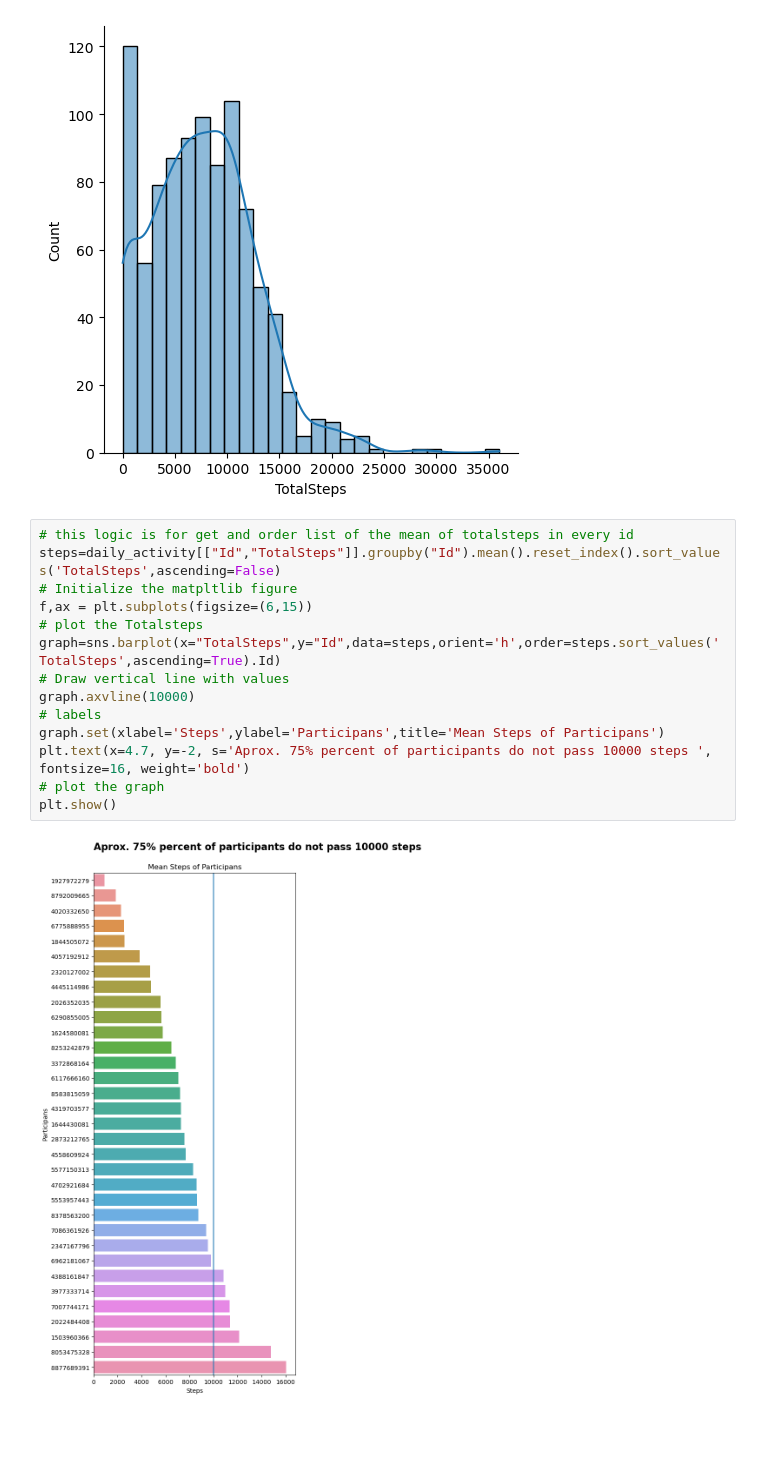
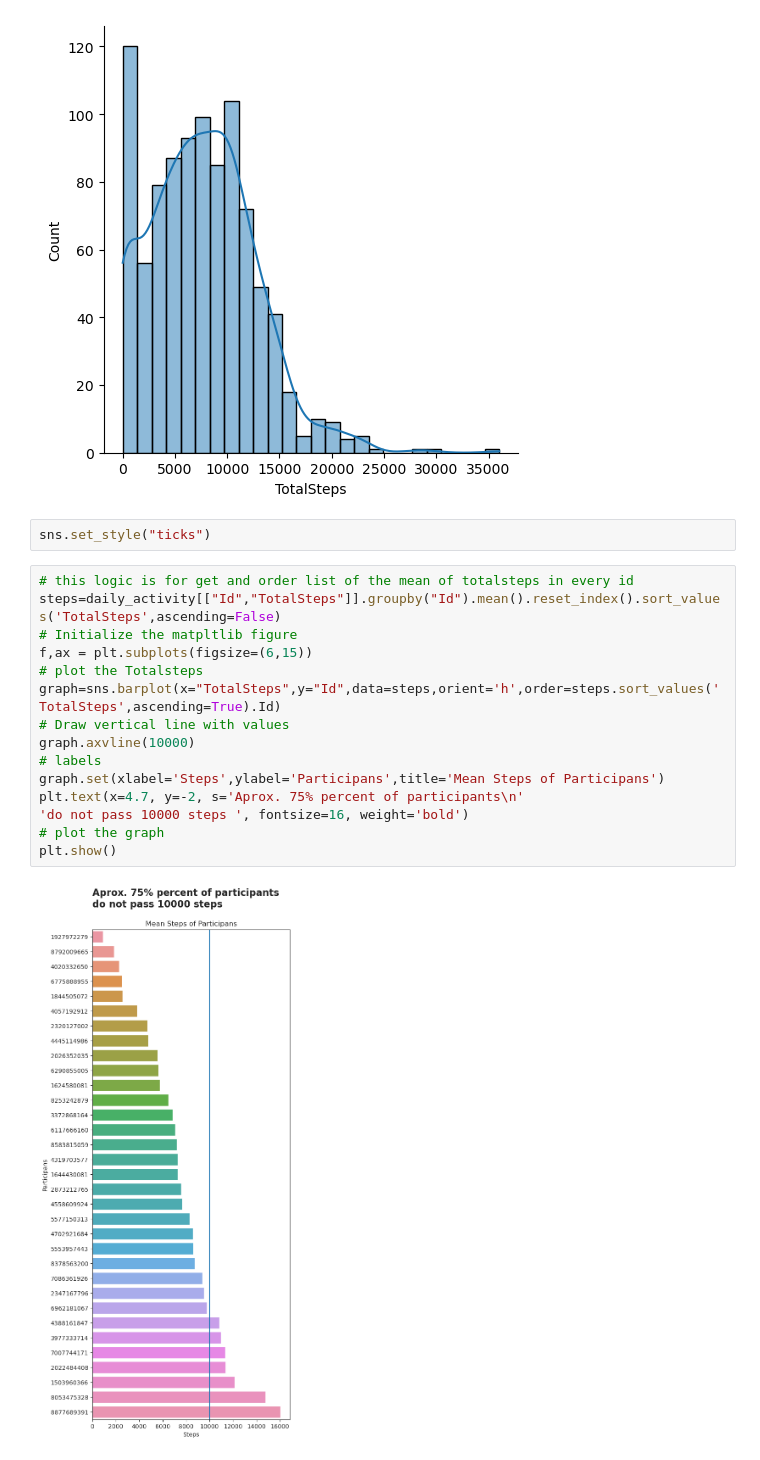
Before and after one commit to Ricardod671/Bellabeat-EDA, a Jupyter notebook: notebook/0.1-RCD-EDA.ipynb, the cells around one changed output. Saved outputs shown, nothing was run; the diff lists cells and outputs as text; blank space fills up the shorter version.

```diff
--- a/notebook/0.1-RCD-EDA.ipynb
+++ b/notebook/0.1-RCD-EDA.ipynb
@@ -115,20 +115,23 @@ sns.displot(data=daily_activity,x="TotalSteps",kde=True)
 # %% [output]
 <seaborn.axisgrid.FacetGrid at 0x...>
 [figure]
+# %%
+sns.set_style("ticks")
 # %%
 # this logic is for get and order list of the mean of totalsteps in every id
 steps=daily_activity[["Id","TotalSteps"]].groupby("Id").mean().reset_index().sort_values('TotalSteps',ascending=False)
 # Initialize the matpltlib figure
 f,ax = plt.subplots(figsize=(6,15))
 # plot the Totalsteps
 graph=sns.barplot(x="TotalSteps",y="Id",data=steps,orient='h',order=steps.sort_values('TotalSteps',ascending=True).Id)
 # Draw vertical line with values
 graph.axvline(10000)
 # labels
 graph.set(xlabel='Steps',ylabel='Participans',title='Mean Steps of Participans')
-plt.text(x=4.7, y=-2, s='Aprox. 75% percent of participants do not pass 10000 steps ', fontsize=16, weight='bold')
+plt.text(x=4.7, y=-2, s='Aprox. 75% percent of participants\n'
+'do not pass 10000 steps ', fontsize=16, weight='bold')
 # plot the graph
 plt.show()
 # %% [output]
-[figure, old version]
+[figure, new version]
 # %%
```
Also changed, not shown: parts of 8 cells of this notebook.
